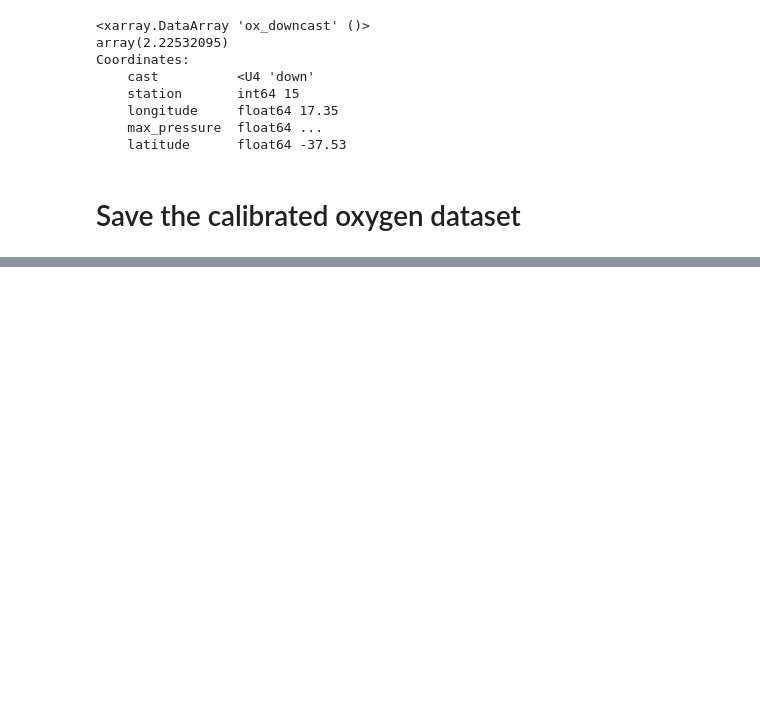
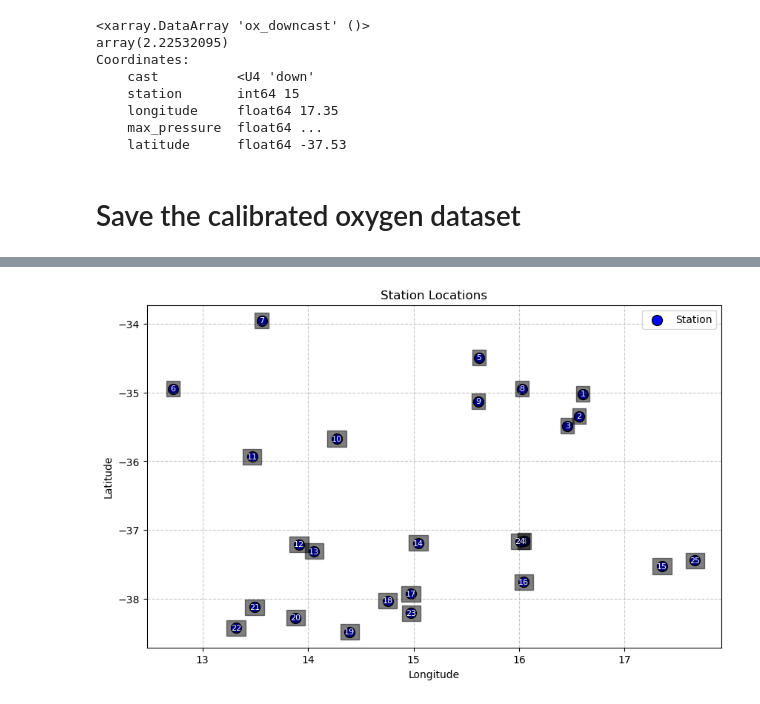
Before and after one commit to renskekoets/Ventilation_Cape_Basin, a Jupyter notebook: calibration ctd.ipynb, the cells around one changed output, grey strips where cells are left out. Drawn from its saved outputs; the diff is of its cells as text; code cells hidden in the pictures; blank space fills up the shorter version.

```diff
--- a/calibration ctd.ipynb
+++ b/calibration ctd.ipynb
@@ -455,0 +491,28 @@ ds.to_netcdf('ds_cal.nc')
+# %%
+import matplotlib.pyplot as plt
+
+# Extract latitude and longitude for "down" cast
+# Assuming 'cast' dimension has values 'down' and 'up'
+lat_down = ds_ctd.latitude.sel(cast='down')
+lon_down = ds_ctd.longitude.sel(cast='down')
+
+# Extract station numbers
+stations = ds_ctd.station.values
+
+# Create a scatter plot
+plt.figure(figsize=(10, 6))
+plt.scatter(lon_down, lat_down, c='blue', edgecolor='black', s=100, label='Station')
+
+# Annotate each station number
+for i, station in enumerate(stations):
+    plt.text(lon_down[i], lat_down[i], str(station), fontsize=8, ha='center', va='center', color='white', bbox=dict(facecolor='black', alpha=0.5))
+
+# Customize the plot
+plt.title('Station Locations')
+plt.xlabel('Longitude')
+plt.ylabel('Latitude')
+plt.grid(True, linestyle='--', alpha=0.7)
+plt.legend()
+plt.show()
+# %% [output]
+[figure, added]
```
Also changed, not shown: parts of 8 cells of this notebook, 3 other files.
